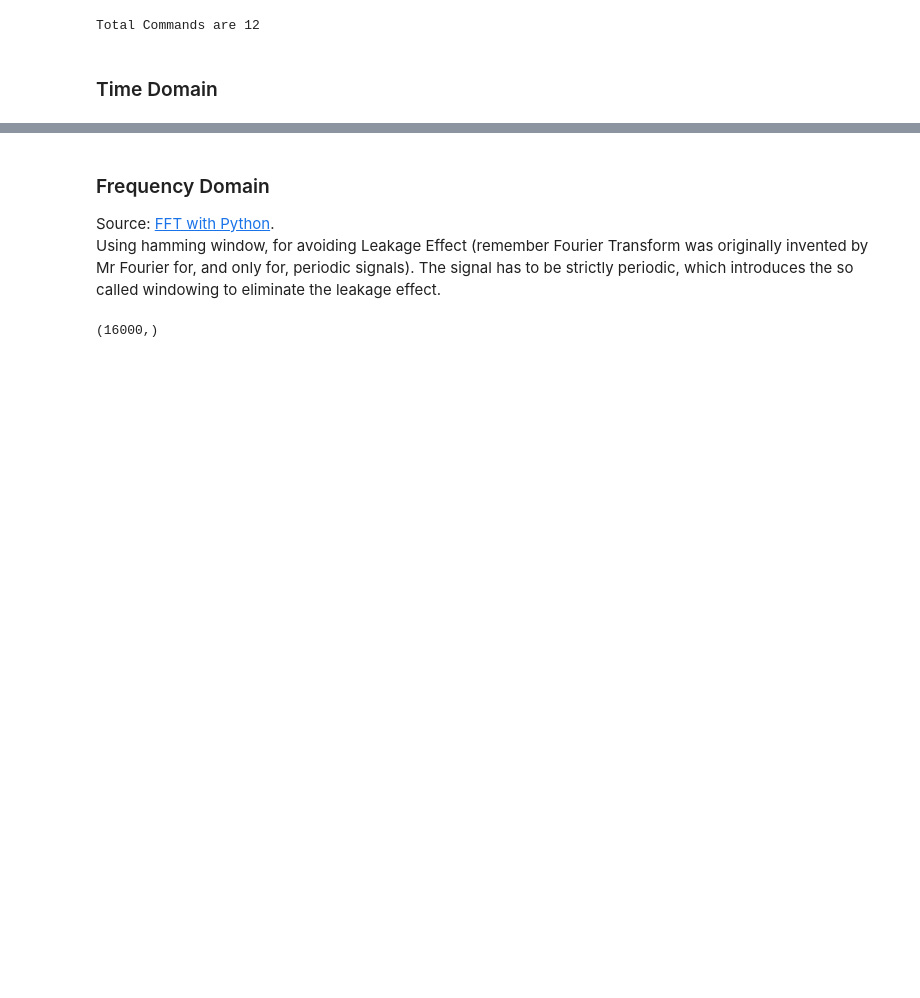
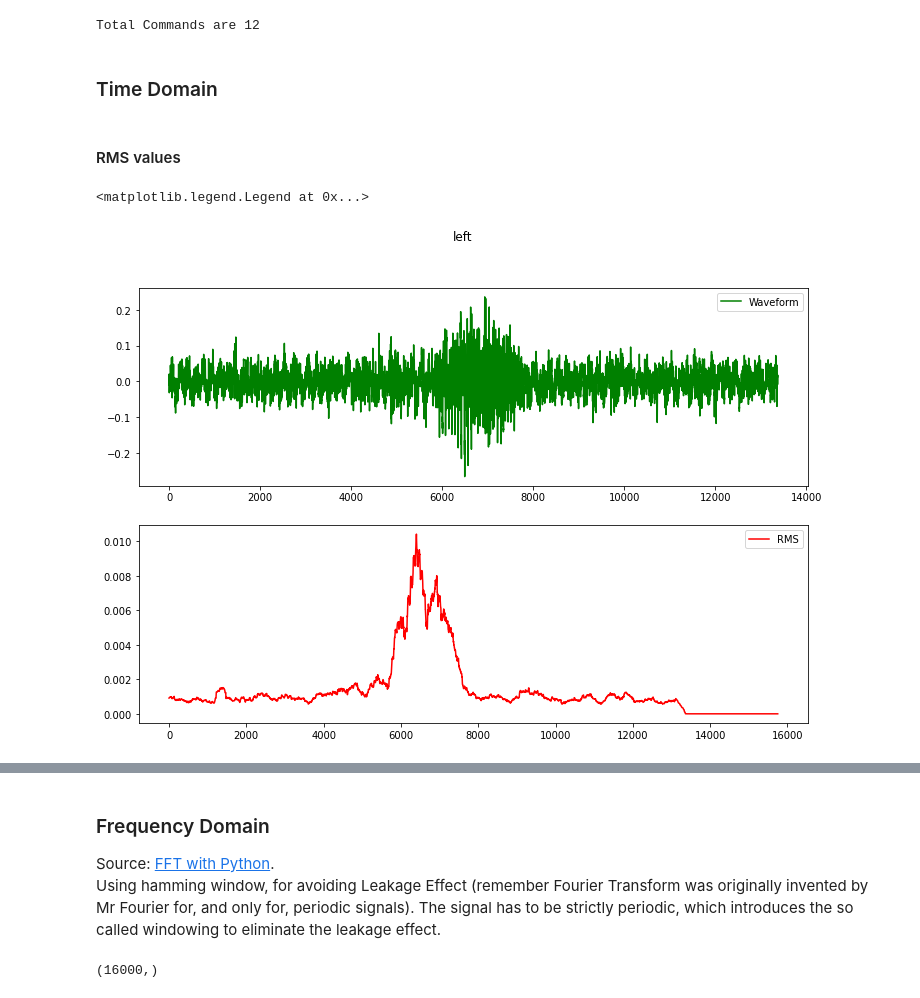
Before and after one commit to gianniosgeorgios/thesis, a Jupyter notebook: thesis.ipynb, the cells around one changed output, grey strips where cells are left out. Cells and saved outputs as stored; diff of their text form; code cells hidden in the pictures; blank space fills up the shorter version.

```diff
--- a/thesis.ipynb
+++ b/thesis.ipynb
@@ -225,3 +245,5 @@ print("Total Commands are", total_commands)
 Total Commands are 12
 # %% [markdown]
 ### Time Domain
+# %% [markdown]
+#### RMS values
@@ -227,0 +291,16 @@ Total Commands are 12
+# %%
+# Extracth the first signal of dataset
+for waveform, label in waveform_ds.take(1):
+  label = label.numpy().decode('utf-8')
+  rms_signal = apply_rms(waveform,250)
+# %%
+#Print signal
+fig, axs = plt.subplots(2,figsize=(12,8))
+fig.suptitle(label)
+axs[0].plot(waveform,'g')
+axs[0].legend(['Waveform'])
+axs[1].plot(rms_signal,'r')
+axs[1].legend(['RMS'])
+# %% [output]
+<matplotlib.legend.Legend at 0x...>
+[figure, added]
```
Also changed, not shown: parts of 50 cells of this notebook.
